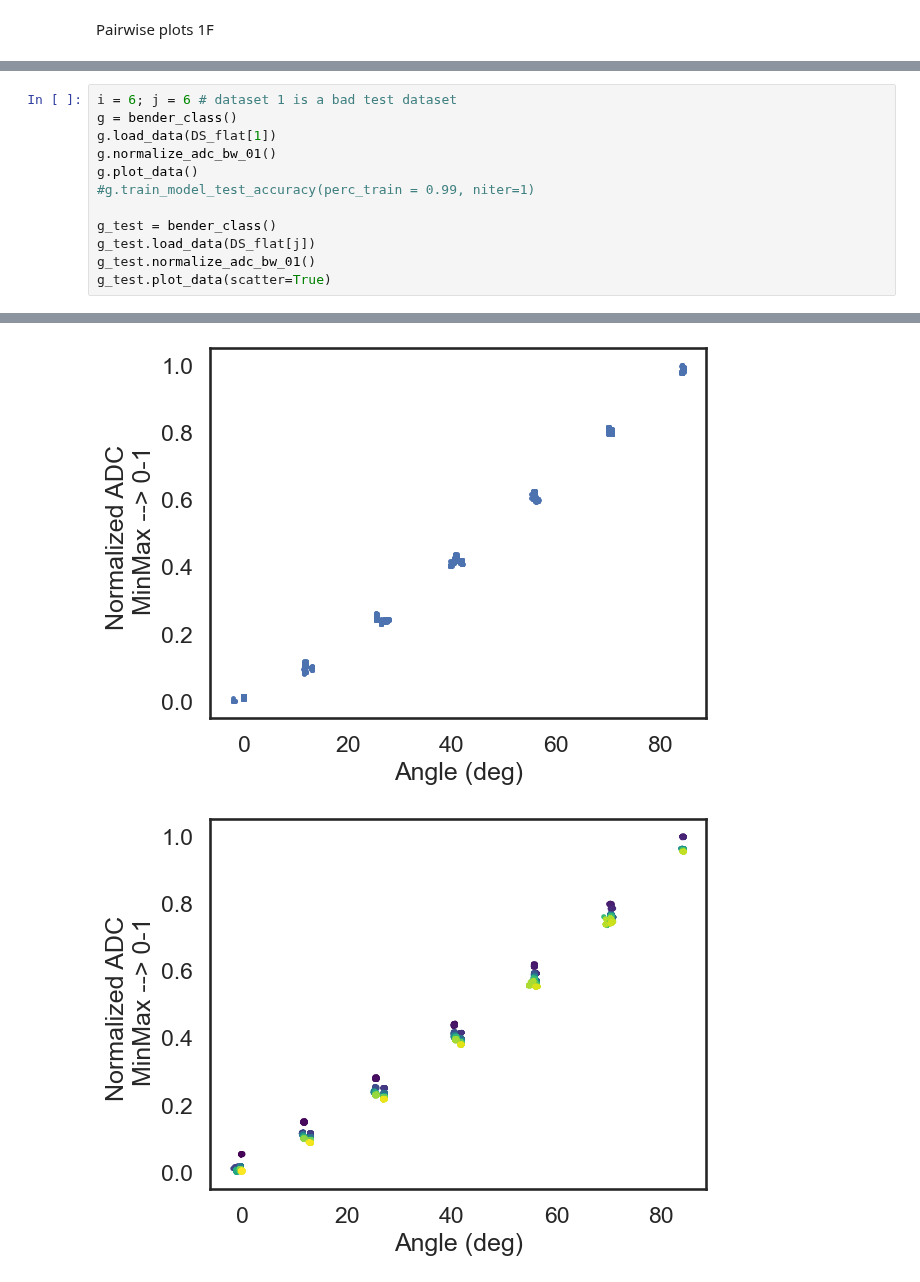
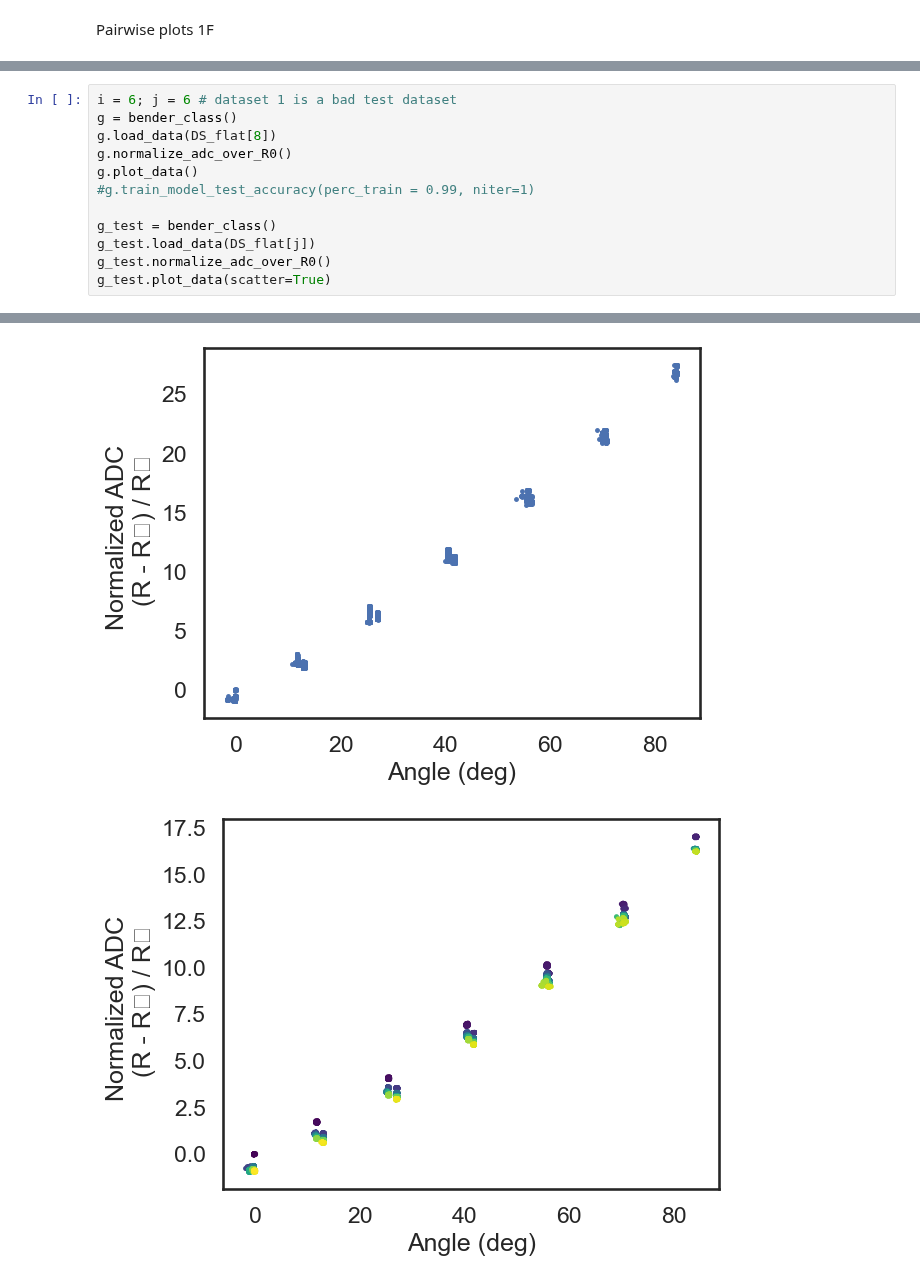
Before and after one commit to neuralengatberkeley/Strain-Sensor-, a Jupyter notebook: Code/analysis/reapplication_analysis_TO_4_22_25.ipynb, the cells around one changed output, grey strips where cells are left out. Cells and saved outputs as stored; diff of their text form.

Commit message:
Updated data spreadsheet and reapplication analysis code

```diff
--- a/Code/analysis/reapplication_analysis_TO_4_22_25.ipynb
+++ b/Code/analysis/reapplication_analysis_TO_4_22_25.ipynb
@@ -236,13 +236,13 @@ ADC normalized bw 0-1. ADC max:  1.0 ADC min:  0.0
 # %%
 i = 6; j = 6 # dataset 1 is a bad test dataset
 g = bender_class()
-g.load_data(DS_flat[1])
-g.normalize_adc_bw_01()
+g.load_data(DS_flat[8])
+g.normalize_adc_over_R0()
 g.plot_data()
 #g.train_model_test_accuracy(perc_train = 0.99, niter=1)
 
 g_test = bender_class()
 g_test.load_data(DS_flat[j])
-g_test.normalize_adc_bw_01()
+g_test.normalize_adc_over_R0()
 g_test.plot_data(scatter=True)
 # %% [output]
@@ -253,2 +253,2 @@ ADC normalized bw 0-1. ADC max:  1.0 ADC min:  0.0
-[figure, old version]
+[figure, new version]
-[figure, old version]
+[figure, new version]
```
Also changed, not shown: parts of 5 cells of this notebook, 7 other files.
